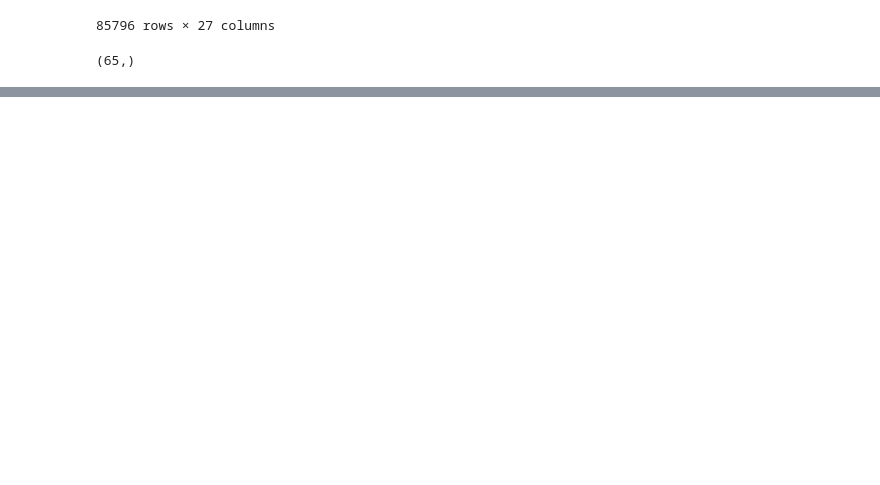
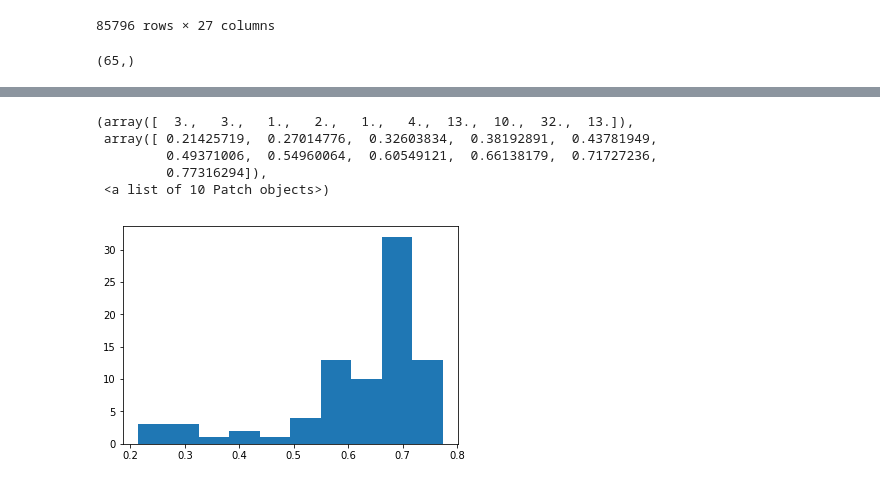
Before and after one commit to patelravip/dbPSHP, a Jupyter notebook: Overlap SNPs.ipynb, the cells around one changed output, grey strips where cells are left out. Saved outputs shown, nothing was run; the diff lists cells and outputs as text; code cells hidden in the pictures; blank space fills up the shorter version.

```diff
--- a/Overlap SNPs.ipynb
+++ b/Overlap SNPs.ipynb
@@ -68,0 +84,9 @@ pd.unique(capsOverlap['rsid']).shape
+# %%
+plt.hist(shic[pd.notnull(shic['lo_ep'])]['lo_af'])
+# %% [output]
+(array([  3.,   3.,   1.,   2.,   1.,   4.,  13.,  10.,  32.,  13.]),
+ array([ 0.21425719,  0.27014776,  0.32603834,  0.38192891,  0.43781949,
+         0.49371006,  0.54960064,  0.60549121,  0.66138179,  0.71727236,
+         0.77316294]),
+ <a list of 10 Patch objects>)
+[figure, added]
```
Also changed, not shown: parts of 8 cells of this notebook, 2 other files.
